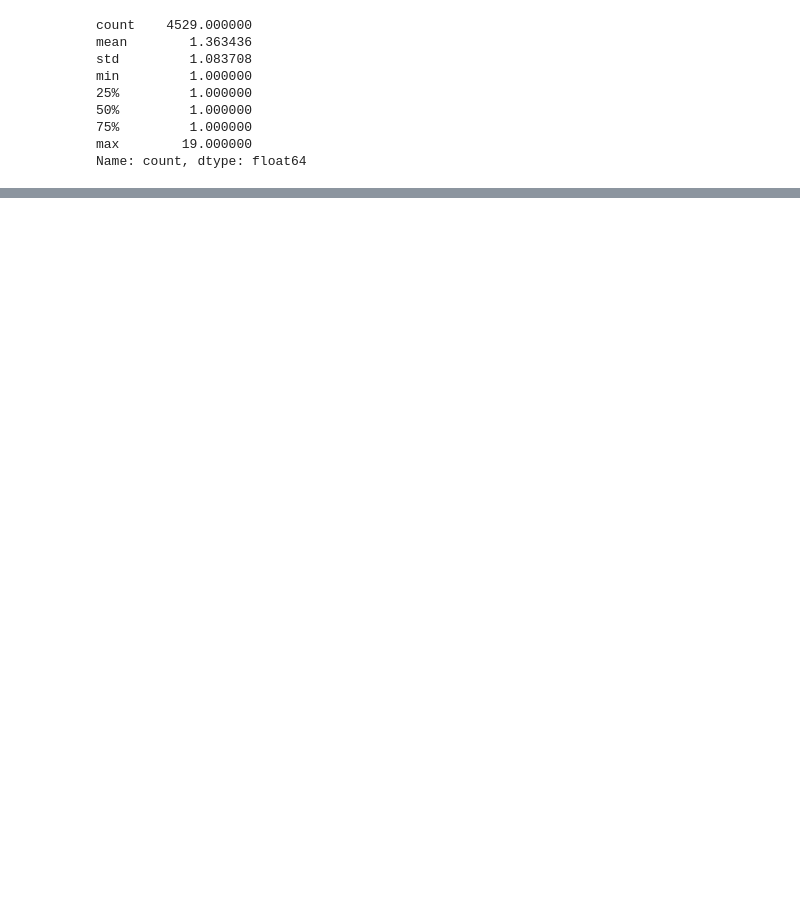
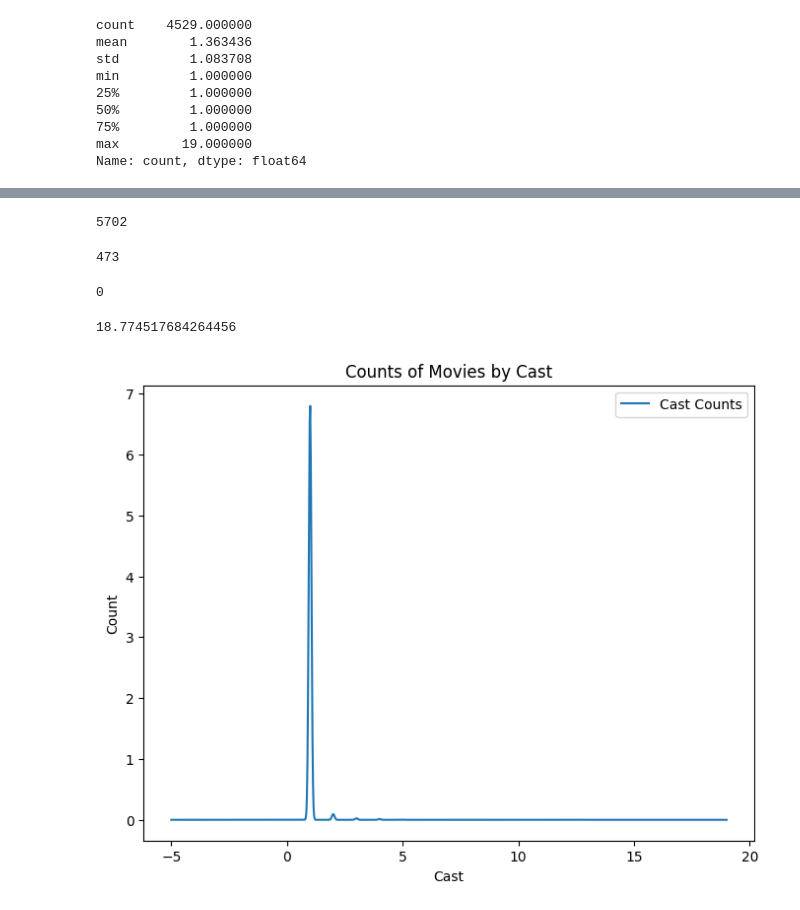
Before and after one commit to Jit562/NetFlix_data_EDA_Analysis, a Jupyter notebook: NetFlix_Data_EDA.ipynb, the cells around one changed output, grey strips where cells are left out. Saved outputs shown, nothing was run; the diff lists cells and outputs as text; code cells hidden in the pictures; blank space fills up the shorter version.

```diff
--- a/NetFlix_Data_EDA.ipynb
+++ b/NetFlix_Data_EDA.ipynb
@@ -328,0 +372,10 @@ Name: count, dtype: float64
+# %%
+# find number of cast
+df['cast'].value_counts().sum()
+# %% [output]
+5702
+# %%
+# Check the null values
+df['cast'].isnull().sum()
+# %% [output]
+473
@@ -328,0 +385,22 @@ Name: count, dtype: float64
+# %%
+# Check the null values
+df['cast'].isnull().sum()
+# %% [output]
+0
+# %%
+# check the skewness
+df['cast'].value_counts().skew()
+# %% [output]
+18.774517684264456
+# %%
+# Find Distribution of  Cast
+df['cast'].value_counts().plot(kind='kde',label='Cast Counts')
+
+# Adding labels and title
+plt.xlabel('Cast')
+plt.ylabel('Count')
+plt.title('Counts of Movies by Cast')
+plt.legend()
+plt.show()
+# %% [output]
+[figure, added]
```
Also changed, not shown: parts of 59 cells of this notebook.
